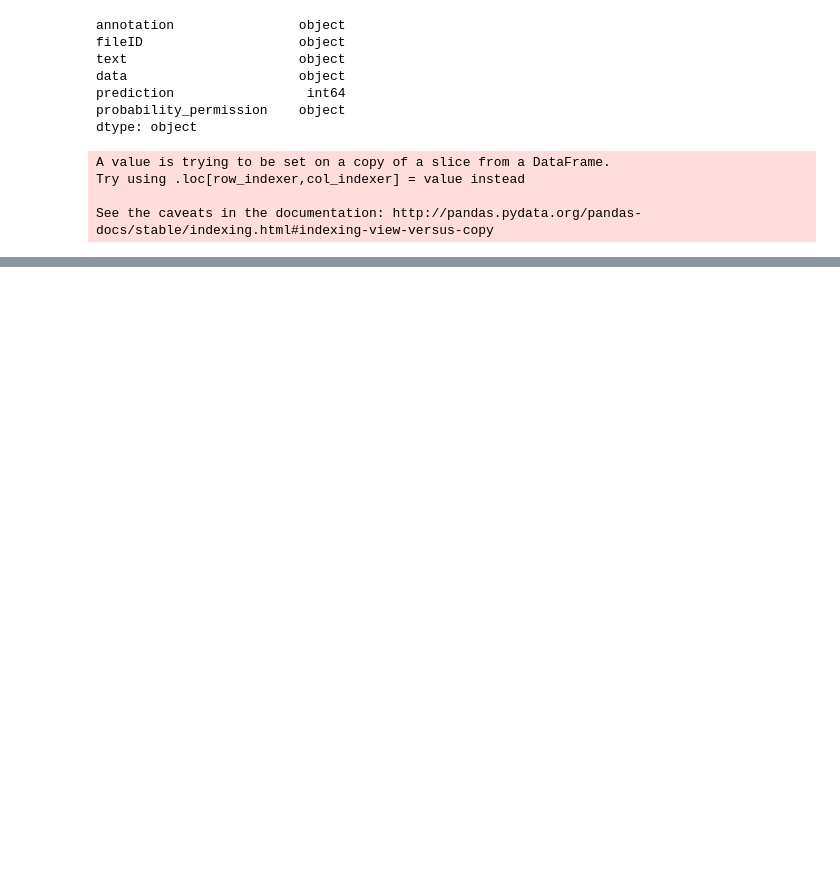
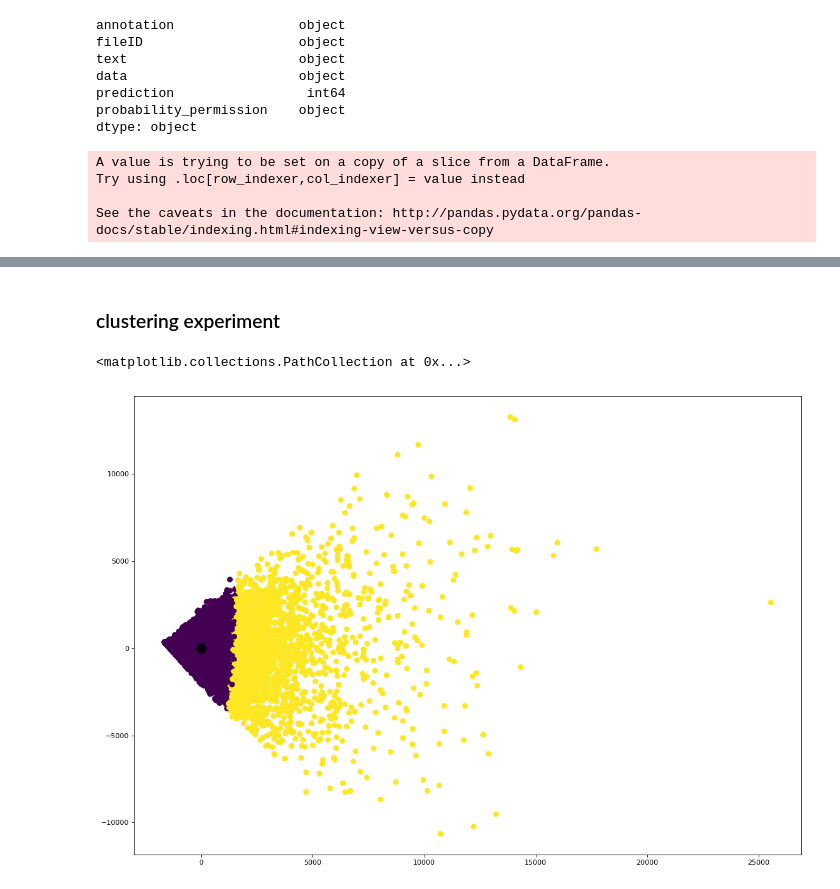
Before and after one commit to CooperStansbury/permission_pipeline, a Jupyter notebook: training_notebooks/train_custom_nn_models.ipynb, the cells around one changed output, grey strips where cells are left out. Saved outputs shown, nothing was run; the diff lists cells and outputs as text; code cells hidden in the pictures; blank space fills up the shorter version.

```diff
--- a/training_notebooks/train_custom_nn_models.ipynb
+++ b/training_notebooks/train_custom_nn_models.ipynb
@@ -531,0 +551,18 @@ my doctor has provided a copy of the information from the company that makes thi
+# %% [markdown]
+### clustering experiment
+# %%
+from sklearn.cluster import KMeans
+
+figure(num=None, figsize=(17, 12), dpi=80, facecolor='w', edgecolor='k')
+
+kmeans = KMeans(n_clusters=2)
+kmeans.fit(pred_df[new_col_names], pred_df['prediction'])
+y_kmeans = kmeans.predict(pred_df[new_col_names], pred_df['prediction'])
+
+plt.scatter(projected[:, 0], projected[:, 1], c=y_kmeans, s=50)
+
+centers = kmeans.cluster_centers_
+plt.scatter(centers[:, 0], centers[:, 1], c='black', s=200, alpha=0.5)
+# %% [output]
+<matplotlib.collections.PathCollection at 0x...>
+[figure, added]
```
Also changed, not shown: parts of 16 cells of this notebook.
